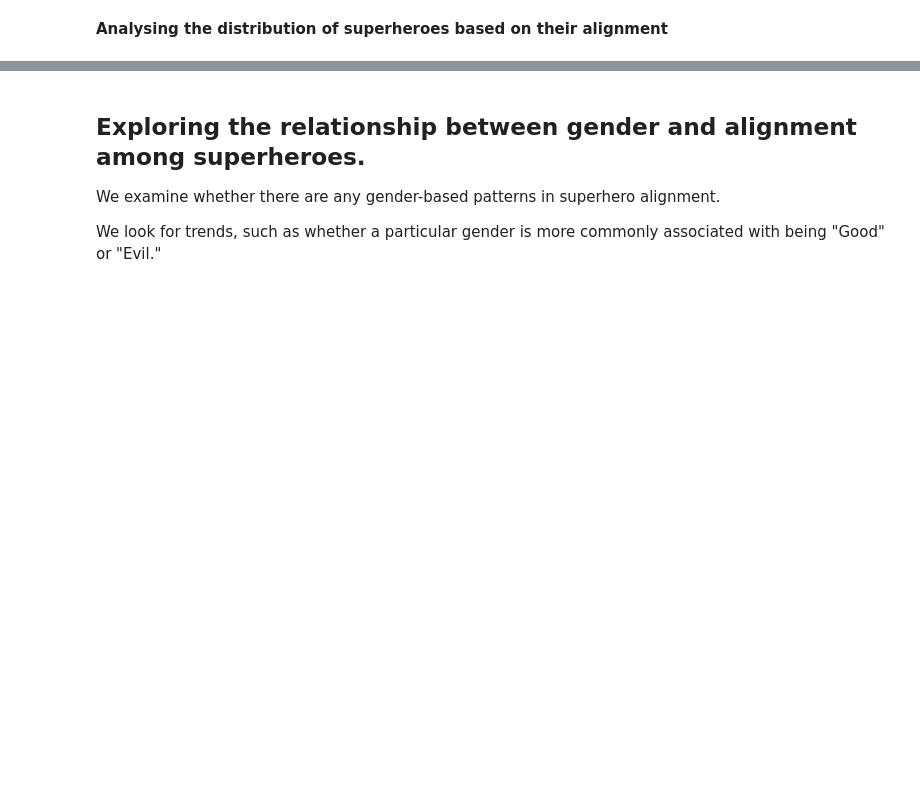
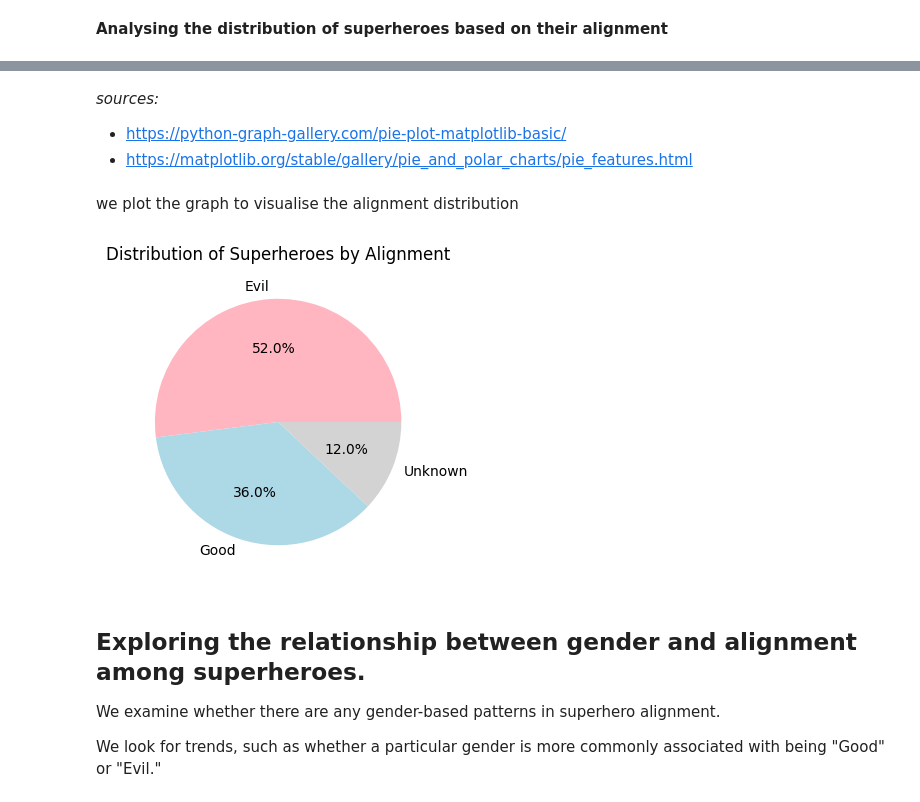
Before and after one commit to isys5002-itp/isys5002-2023-semester2, a Jupyter notebook: 10_1_analysing_and_visualising_superheroes_dataset_Tue10AM.ipynb, the cells around one changed output, grey strips where cells are left out. Saved outputs shown, nothing was run; the diff lists cells and outputs as text; code cells hidden in the pictures; blank space fills up the shorter version.

```diff
--- a/10_1_analysing_and_visualising_superheroes_dataset_Tue10AM.ipynb
+++ b/10_1_analysing_and_visualising_superheroes_dataset_Tue10AM.ipynb
@@ -257,8 +266,20 @@ plt.show()
+# %% [markdown]
+*sources:*
+- https://python-graph-gallery.com/pie-plot-matplotlib-basic/
+- https://matplotlib.org/stable/gallery/pie_and_polar_charts/pie_features.html
+# %% [markdown]
+we plot the graph to visualise the alignment distribution
 # %%
 # Create a pie chart to visualize the distribution
 
+plt.figure(figsize=(6, 4))
+plt.pie(alignment_counts, labels = alignment_counts.index,autopct='%1.1f%%', colors=['lightpink', 'lightblue', 'lightgray'] )
+plt.title('Distribution of Superheroes by Alignment')
 
 # Display the plot
+plt.show()
+# %% [output]
+[figure, added]
 # %% [markdown]
 ## **Exploring the  relationship between gender and alignment among superheroes.**
 
```
Also changed, not shown: parts of 15 cells of this notebook.
